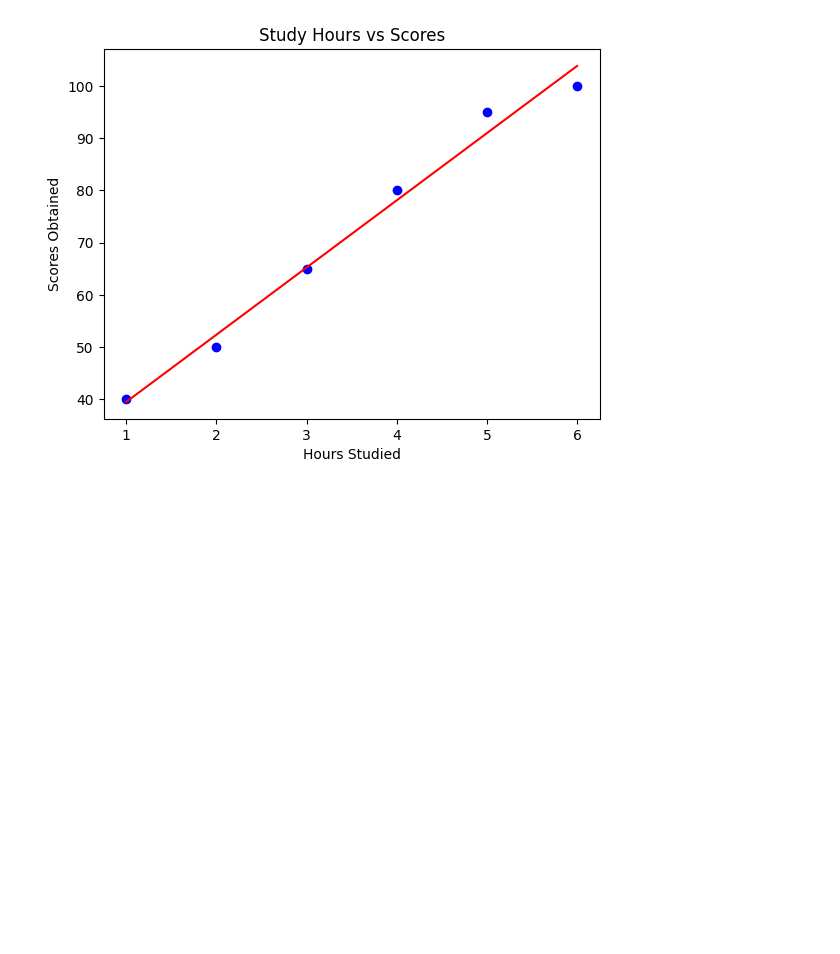
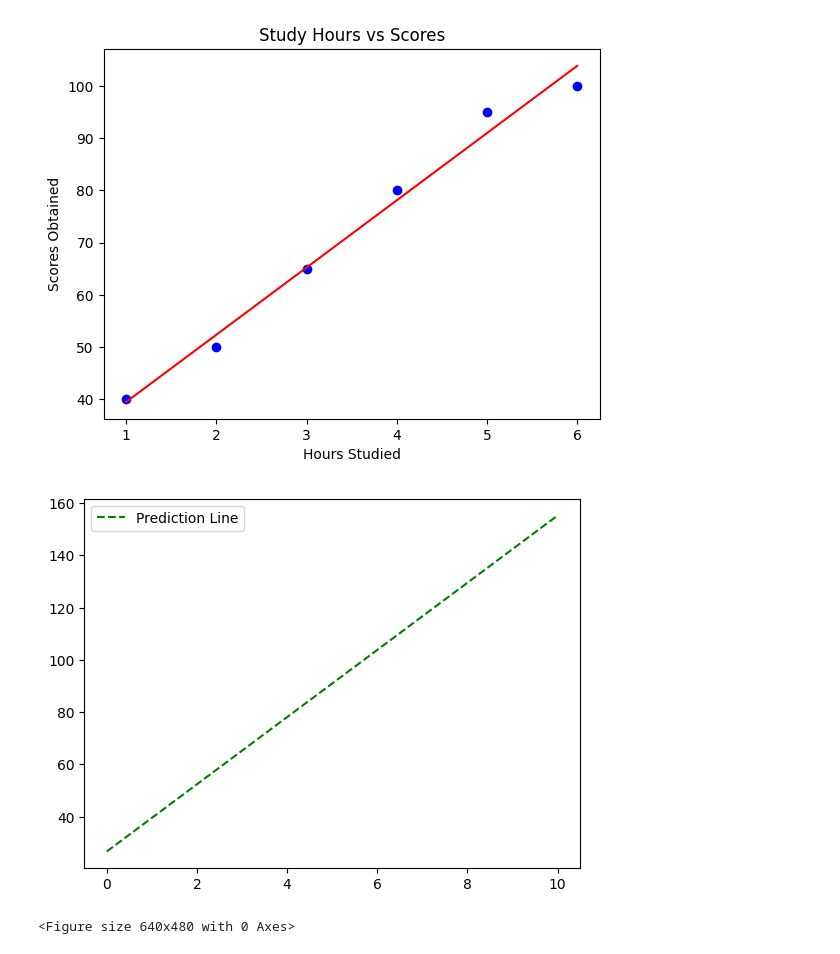
Before and after one commit to HarshNaagar77/AIML, a Jupyter notebook: Scikit/Practice/Basic_Students_Marks/model.ipynb, the cells around one changed output. Saved outputs shown, nothing was run; the diff lists cells and outputs as text; code cells hidden in the pictures; blank space fills up the shorter version.

```diff
--- a/Scikit/Practice/Basic_Students_Marks/model.ipynb
+++ b/Scikit/Practice/Basic_Students_Marks/model.ipynb
@@ -63,3 +63,12 @@ plt.ylabel('Scores Obtained')
 # %% [output]
 Text(0, 0.5, 'Scores Obtained')
 [figure]
+# %%
+predicted_line = model.predict(np.array([[0], [10]]))
+plt.plot([0, 10], predicted_line, color='green', linestyle='--', label='Prediction Line')
+plt.legend()
+plt.show()
+plt.savefig('regression_plot.png')
+# %% [output]
+[figure, added]
+<Figure size 640x480 with 0 Axes>
```
Also changed, not shown: parts of 1 cell of this notebook, 1 other file.
